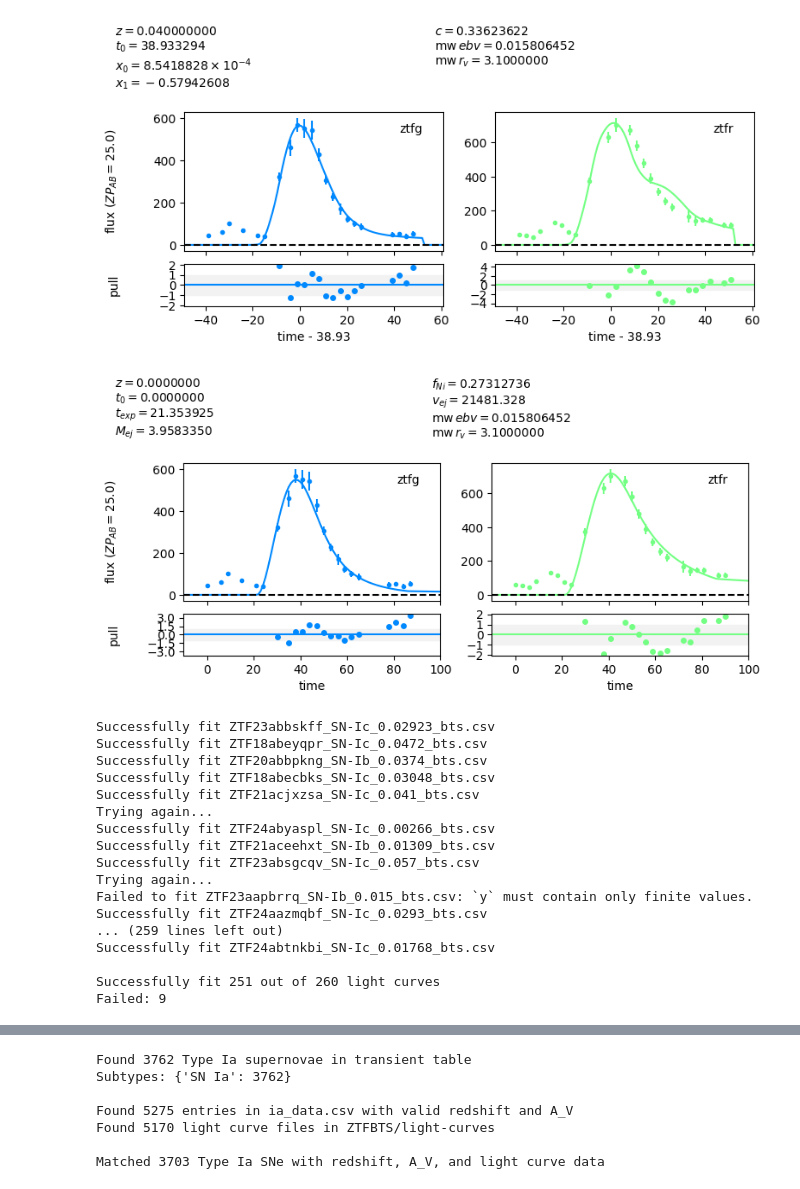
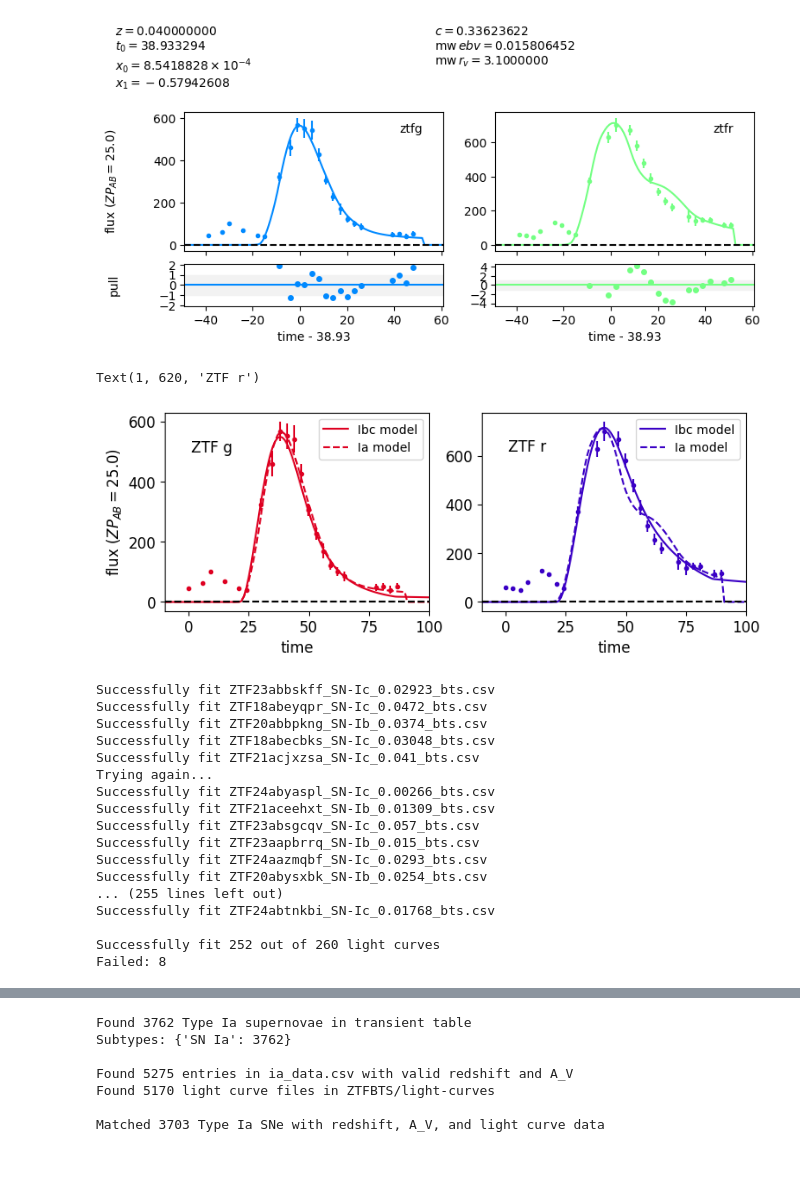
Before and after one commit to asmuzsoy/beams_ext, a Jupyter notebook: fit_real_sne_new.ipynb, the cells around one changed output, grey strips where cells are left out. Cells and saved outputs as stored; diff of their text form; code cells hidden in the pictures; blank space fills up the shorter version.

```diff
--- a/fit_real_sne_new.ipynb
+++ b/fit_real_sne_new.ipynb
@@ -424,16 +432,25 @@ this_redshift, this_av
 (0.04, 0.049)
 # %%
 # result, fitted_model = fit_ia(this_redshift, [ibc_lc_table])
-result, fitted_model = fit_ia_w_dust(this_redshift, this_av, [ibc_lc_table])
-sncosmo.plot_lc(ibc_lc_table, model=fitted_model);
+result, fitted_ia_model = fit_ia_w_dust(this_redshift, this_av, [ibc_lc_table])
+sncosmo.plot_lc(ibc_lc_table, model=fitted_ia_model);
 # %% [output]
 [figure]
 # %%
-def fit_ibc_w_dust(true_z, true_av, lcs, texp_guess=None, mej=3, fni=0.05, vej=15000):
+def fit_ibc_w_dust(true_z, true_av, lcs, texp_guess=None, mej=3, fni=0.05, vej=15000, redshift = 'spec'):
     if texp_guess is None:
         texp_guess = guess_texp(lcs[0], sigma=1)
 
-    arnett_source = ArnettSource(times, wavelengths, true_z, params=[texp_guess, mej, fni, vej])
+    if redshift == 'spec':
+        arnett_source = ArnettSource(times, wavelengths, true_z, params=[texp_guess, mej, fni, vej])
+    elif redshift == 'phot':
+        sigma = 3 * 0.05 * true_z  # assuming 5% photometric redshift error
+        photoz = np.random.normal(true_z, sigma)
+        while photoz <= 0:
+            photoz = np.random.normal(true_z, sigma)
+        arnett_source = ArnettSource(times, wavelengths, photoz, params=[texp_guess, mej, fni, vej])
+    else:
+        raise ValueError("redshift parameter must be 'spec' or 'phot'")
 
     dust = sncosmo.CCM89Dust()   # MW extinction law
     R_V = 3.1
@@ -464,6 +481,27 @@ def fit_ibc_w_dust(true_z, true_av, lcs, texp_guess=None, mej=3, fni=0.05, vej=1
 # %%
 # result, fitted_model = fit_ibc(this_redshift, [ibc_lc_table])
 result, fitted_model = fit_ibc_w_dust(this_redshift, this_av, [ibc_lc_table])
-sncosmo.plot_lc(ibc_lc_table, model=fitted_model);
+fig = sncosmo.plot_lc(ibc_lc_table, model=[fitted_model, fitted_ia_model], model_label=["Ibc", "Ia"],
+                       tickfontsize=12, cmap = plt.get_cmap('brg'), cmap_lims=(2000,7000))
+fig.axes[0].tick_params(axis='both', labelsize=12)
+fig.axes[0].xaxis.label.set_fontsize(12)
+fig.axes[0].yaxis.label.set_fontsize(12)
+fig.axes[1].tick_params(axis='both', labelsize=12)
+fig.axes[1].xaxis.label.set_fontsize(12)
+fig.axes[1].yaxis.label.set_fontsize(12)
+
+# Increase font size of band annotations
+for ax in fig.axes:
+    for text in ax.texts:
+        text.set_fontsize(12)
+        text.set_color("white")
+
+
+fig.axes[0].legend([fig.axes[0].get_children()[4], fig.axes[0].get_children()[5]], ["Ibc model", "Ia model"], fontsize = 10, loc='best')
+fig.axes[1].legend([fig.axes[1].get_children()[4], fig.axes[1].get_children()[5]], ["Ibc model", "Ia model"], fontsize = 10, loc='best')
+
+fig.axes[0].text(1, 500, "ZTF g", fontsize = 12)
+fig.axes[1].text(1, 620, "ZTF r", fontsize = 12)
 # %% [output]
+Text(1, 620, 'ZTF r')
-[figure, old version]
+[figure, new version]
@@ -505,8 +545,8 @@ for filename in redshift_dict.keys():
         true_class = parts[1].replace('-', ' ')  # "SN-Ic" -> "SN Ic"
 
         # Fit with both models
-        ia_result, ia_fitted_model = fit_ia_w_dust(this_redshift, this_av, [lc_table])
-        ibc_result, ibc_fitted_model = fit_ibc_w_dust(this_redshift, this_av, [lc_table])
+        ia_result, ia_fitted_model = fit_ia_w_dust(this_redshift, this_av, [lc_table], redshift='phot')
+        ibc_result, ibc_fitted_model = fit_ibc_w_dust(this_redshift, this_av, [lc_table], redshift='phot')
 
         # Plot fits
         # sncosmo.plot_lc(lc_table, model=ibc_fitted_model)
@@ -538,14 +578,14 @@ Trying again...
 Successfully fit ZTF24abyaspl_SN-Ic_0.00266_bts.csv
 Successfully fit ZTF21aceehxt_SN-Ib_0.01309_bts.csv
 Successfully fit ZTF23absgcqv_SN-Ic_0.057_bts.csv
-Trying again...
-Failed to fit ZTF23aapbrrq_SN-Ib_0.015_bts.csv: `y` must contain only finite values.
+Successfully fit ZTF23aapbrrq_SN-Ib_0.015_bts.csv
 Successfully fit ZTF24aazmqbf_SN-Ic_0.0293_bts.csv
-... (259 lines left out)
+Successfully fit ZTF20abysxbk_SN-Ib_0.0254_bts.csv
+... (255 lines left out)
 Successfully fit ZTF24abtnkbi_SN-Ic_0.01768_bts.csv
 
-Successfully fit 251 out of 260 light curves
-Failed: 9
+Successfully fit 252 out of 260 light curves
+Failed: 8
 # %%
 len(sn_objects), len(failed_files)
 # %% [output]
```
Also changed, not shown: parts of 22 cells of this notebook, 1 other file.
